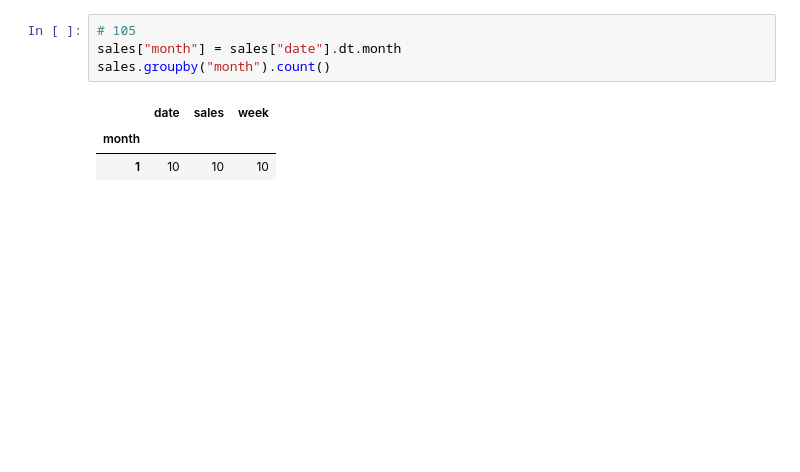
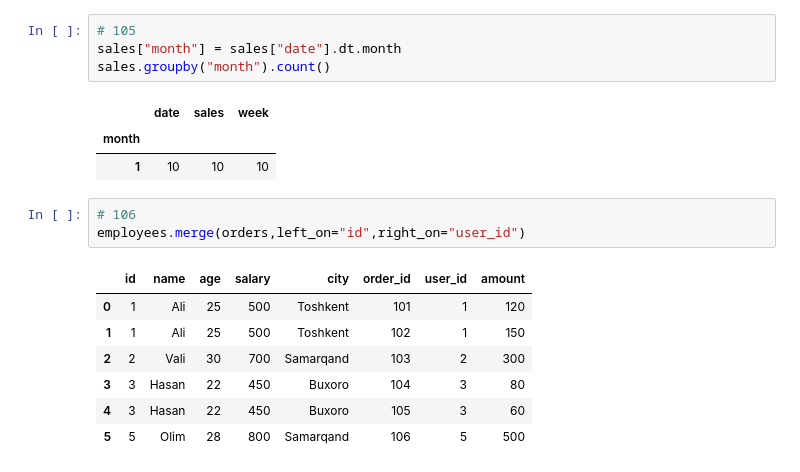
Before and after one commit to madaminovmuhammadjalil/pandas-exercises, a Jupyter notebook: Another_copy_of_Копия_pandas100.ipynb, the cells around one changed output. Saved outputs shown, nothing was run; the diff lists cells and outputs as text; blank space fills up the shorter version.

```diff
--- a/Another_copy_of_Копия_pandas100.ipynb
+++ b/Another_copy_of_Копия_pandas100.ipynb
@@ -1074,3 +1084,14 @@ sales.groupby("month").count()
 |  | date | sales | week |
 | month |  |  |  |
 | 1 | 10 | 10 | 10 |
+# %%
+# 106
+employees.merge(orders,left_on="id",right_on="user_id")
+# %% [output]
+|  | id | name | age | salary | city | order_id | user_id | amount |
+| 0 | 1 | Ali | 25 | 500 | Toshkent | 101 | 1 | 120 |
+| 1 | 1 | Ali | 25 | 500 | Toshkent | 102 | 1 | 150 |
+| 2 | 2 | Vali | 30 | 700 | Samarqand | 103 | 2 | 300 |
+| 3 | 3 | Hasan | 22 | 450 | Buxoro | 104 | 3 | 80 |
+| 4 | 3 | Hasan | 22 | 450 | Buxoro | 105 | 3 | 60 |
+| 5 | 5 | Olim | 28 | 800 | Samarqand | 106 | 5 | 500 |
```
Also changed, not shown: parts of 81 cells of this notebook.
